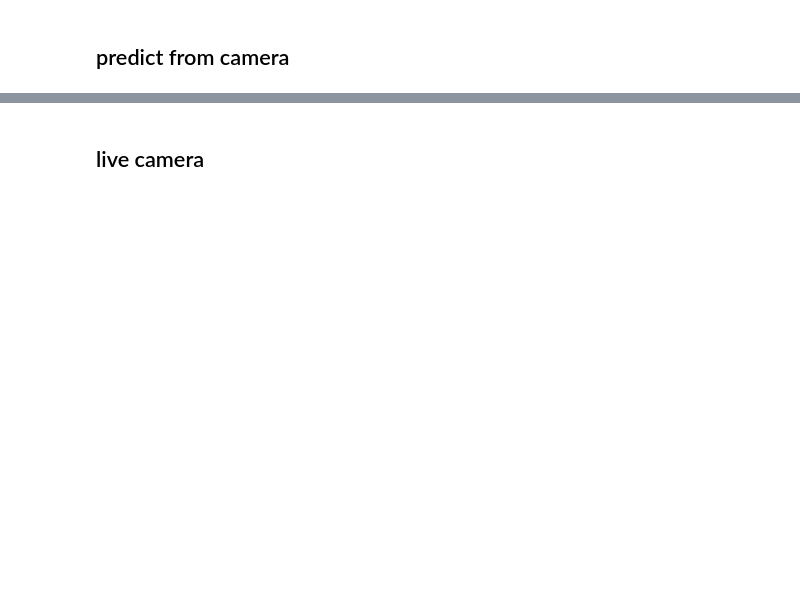
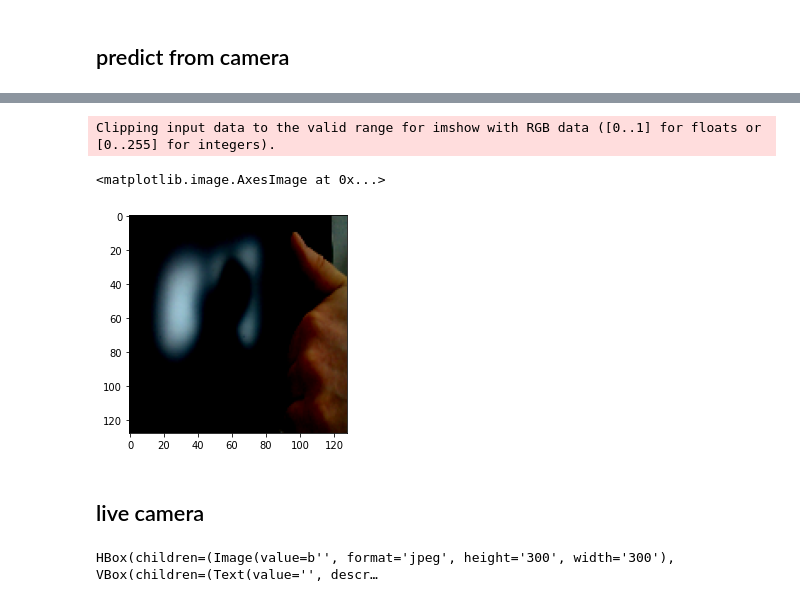
Before and after one commit to nico-klein/jetson-nano, a Jupyter notebook: image_recognition/tensorflow_fingers_predict.ipynb, the cells around one changed output, grey strips where cells are left out. Cells and saved outputs as stored; diff of their text form; code cells hidden in the pictures; blank space fills up the shorter version.

```diff
--- a/image_recognition/tensorflow_fingers_predict.ipynb
+++ b/image_recognition/tensorflow_fingers_predict.ipynb
@@ -9,8 +16,8 @@ warnings.filterwarnings('ignore')
 # %%
-#base_model_class = keras.applications.MobileNetV2
-#base_model_preprocess_function = keras.applications.mobilenet_v2.preprocess_input
+base_model_class = keras.applications.MobileNetV2
+base_model_preprocess_function = keras.applications.mobilenet_v2.preprocess_input
 
-base_model_class = keras.applications.InceptionV3
-base_model_preprocess_function = keras.applications.inception_v3.preprocess_input
+#base_model_class = keras.applications.InceptionV3
+#base_model_preprocess_function = keras.applications.inception_v3.preprocess_input
 # %%
 model = keras.models.load_model(f'../models/model_fingers_{base_model_class.__name__}')
@@ -18,0 +24,19 @@ ResourceExhaustedError: OOM when allocating tensor with shape[3,3,288,384] and t
+# %%
+# preprocess
+def preprocess_image(img):
+    start_time= time.time()
+    img = img.resize(tuple(model.input.shape)[1:3])
+    img_array = np. array(img)
+    img_array = img_array.reshape(1, model.input.shape[1], model.input.shape[2], model.input.shape[3])
+    img_array = base_model_preprocess_function(img_array)
+    duration = time.time() - start_time
+    return img_array, duration
+# %%
+# predict
+def predict_from_image_array(img_array):
+    start_time= time.time()
+    pred_proba = model.predict(img_array)
+    duration = time.time() - start_time
+    return pd.DataFrame({
+        'label' : [labels[i] for i in labels.keys()],
+        'proba' : list(pred_proba[0])}), duration
@@ -26,20 +54,27 @@ if 'camera0' not in locals():
 # %%
-img = camera0.get_image_rgb()
-img = Image.fromarray(img, 'RGB')
-img_tensor, duration_preprocess = preprocess_image(img)
-df, duration_predict = predict_from_image_tensor(img_tensor)
-pred_label = df.nlargest(1, 'score')[['label','score']].values[0][0].split(',')[0]
-print(f'{pred_label} - time preprocess / prediction:{duration_preprocess:0.2f}s / {duration_predict:0.2f}s')
+img_rgb = camera0.get_image_rgb()
+img = Image.fromarray(img_rgb, 'RGB')
+img_array, duration_preprocess = preprocess_image(img)
+df, duration_predict = predict_from_image_array(img_array)
+df
+#pred_label = df.nlargest(1, 'proba')[['label','proba']].values[0][0]
+#pred_proba = df.nlargest(1, 'proba')[['label','proba']].values[0][1]
+#print(f'{pred_label} - time preprocess / prediction:{duration_preprocess:0.2f}s / {duration_predict:0.2f}s')
+plt.imshow(img_array.reshape(128, 128, 3))
+# %% [output]
+Clipping input data to the valid range for imshow with RGB data ([0..1] for floats or [0..255] for integers).
+<matplotlib.image.AxesImage at 0x...>
+[figure, added]
 # %% [markdown]
 ## live camera
 # %%
-duration = 10 # running time in seconds
+duration = 30 # running time in seconds
 
 from IPython.display import display
 import ipywidgets.widgets as widgets
 image_widget = widgets.Image(format='jpeg', width=300, height=300)
 label_widget = widgets.Text(description='detected')
-confidence_widget = widgets.Text(description='score')
+confidence_widget = widgets.Text(description='confidence')
 time_widget = widgets.Text(description='pred. time')
 progress_widget = widgets.FloatProgress(value=0, min=0.0, max=float(duration), description='running time')
 
@@ -50,12 +85,14 @@ start_time = time.time()
 while time.time() - start_time < duration:
     img_rgb = camera0.get_image_rgb()
     img = Image.fromarray(img_rgb, 'RGB')
-    img_tensor, duration_preprocess = preprocess_image(img)
-    df, duration_predict = predict_from_image_tensor(img_tensor)
-    pred_label = df.nlargest(1, 'score')[['label','score']].values[0][0].split(',')[0]
-    pred_proba = df.nlargest(1, 'score')[['label','score']].values[0][1]
+    img_array, duration_preprocess = preprocess_image(img)
+    df, duration_predict = predict_from_image_array(img_array)
+    pred_label = df.nlargest(1, 'proba')[['label','proba']].values[0][0].split(',')[0]
+    pred_proba = df.nlargest(1, 'proba')[['label','proba']].values[0][1]
     label_widget.value = pred_label
-    confidence_widget.value = f'{pred_proba:0.0f}'
+    confidence_widget.value = f'{pred_proba *100:0.0f} %'
     time_widget.value = f'{duration_predict:0.2f} sec'
     image_widget.value = bytes(cv2.imencode('.jpg', img_rgb)[1])
     progress_widget.value = (time.time() - start_time)
+# %% [output]
+HBox(children=(Image(value=b'', format='jpeg', height='300', width='300'), VBox(children=(Text(value='', descr…
```
Also changed, not shown: parts of 6 cells of this notebook.
